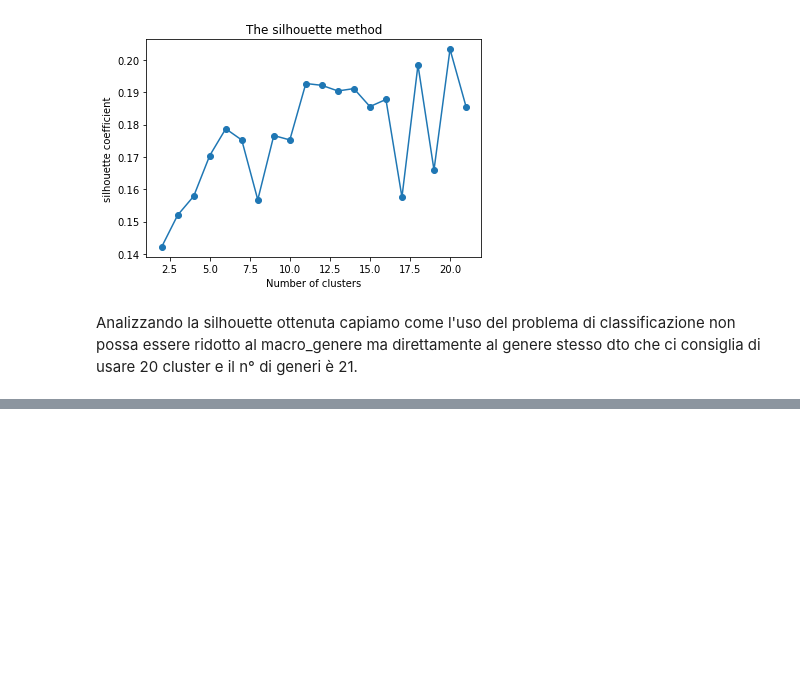
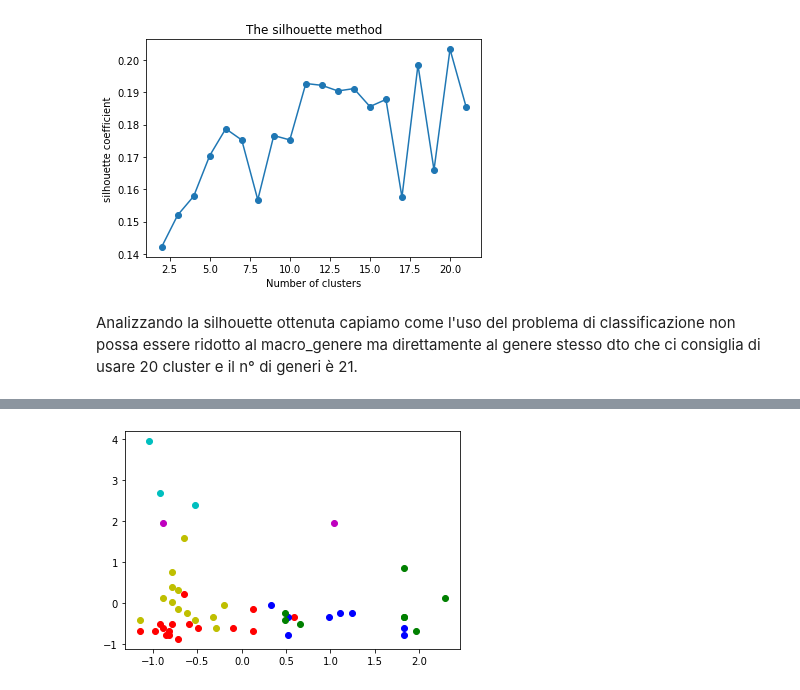
Before and after one commit to PedemonteGiacomo/DataScienceProject, a Jupyter notebook: project.ipynb, the cells around one changed output, grey strips where cells are left out. Cells and saved outputs as stored; diff of their text form; code cells hidden in the pictures; blank space fills up the shorter version.

```diff
--- a/project.ipynb
+++ b/project.ipynb
@@ -896,0 +978,7 @@ for i in range(0,20):
+# %%
+kmeans=KMeans(n_clusters=6, random_state=0).fit(X)
+y=kmeans.labels_
+for i in range(0,6):
+    plt.scatter(X[np.where(y==i),0],X[np.where(y==i),1], color = color[i])
+# %% [output]
+[figure, added]
```
Also changed, not shown: parts of 35 cells of this notebook.
